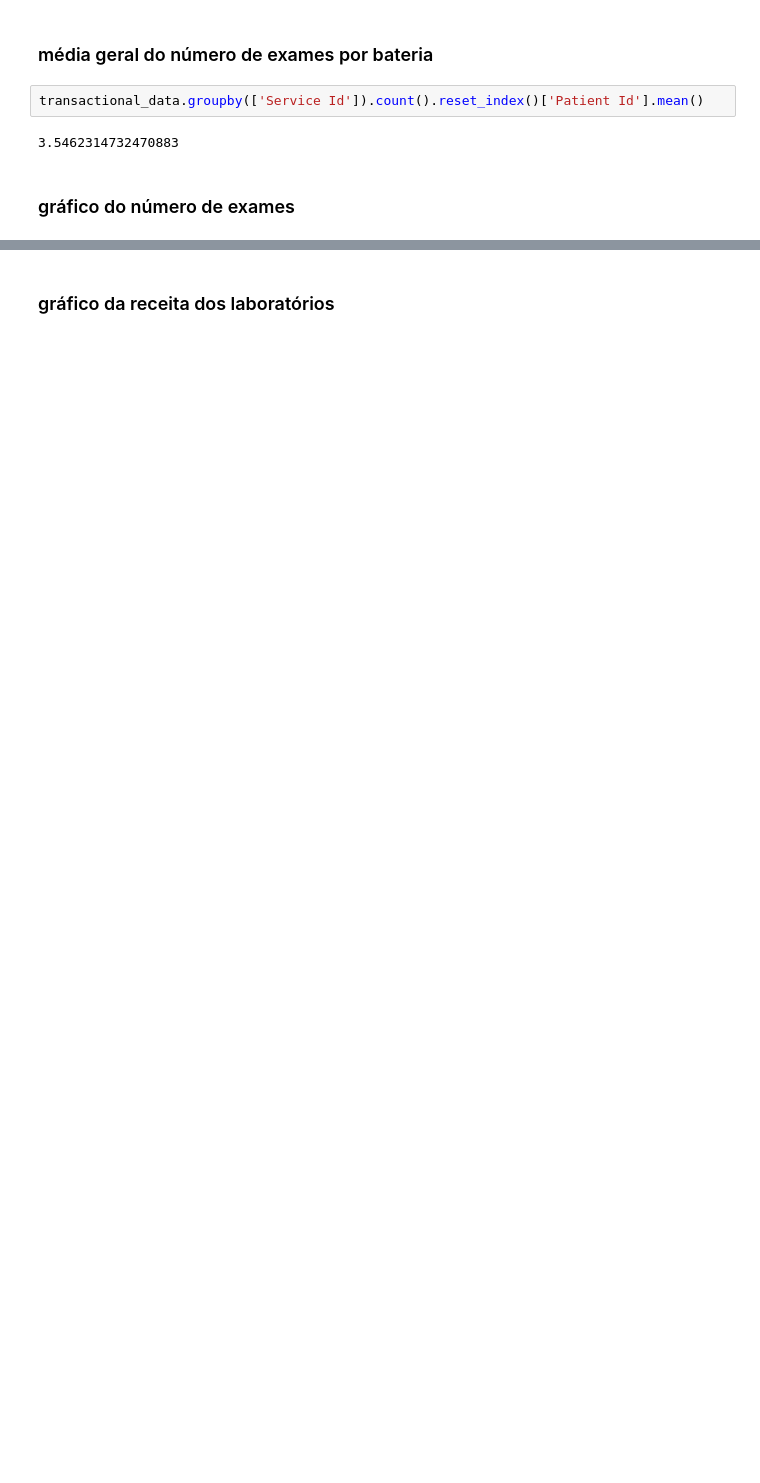
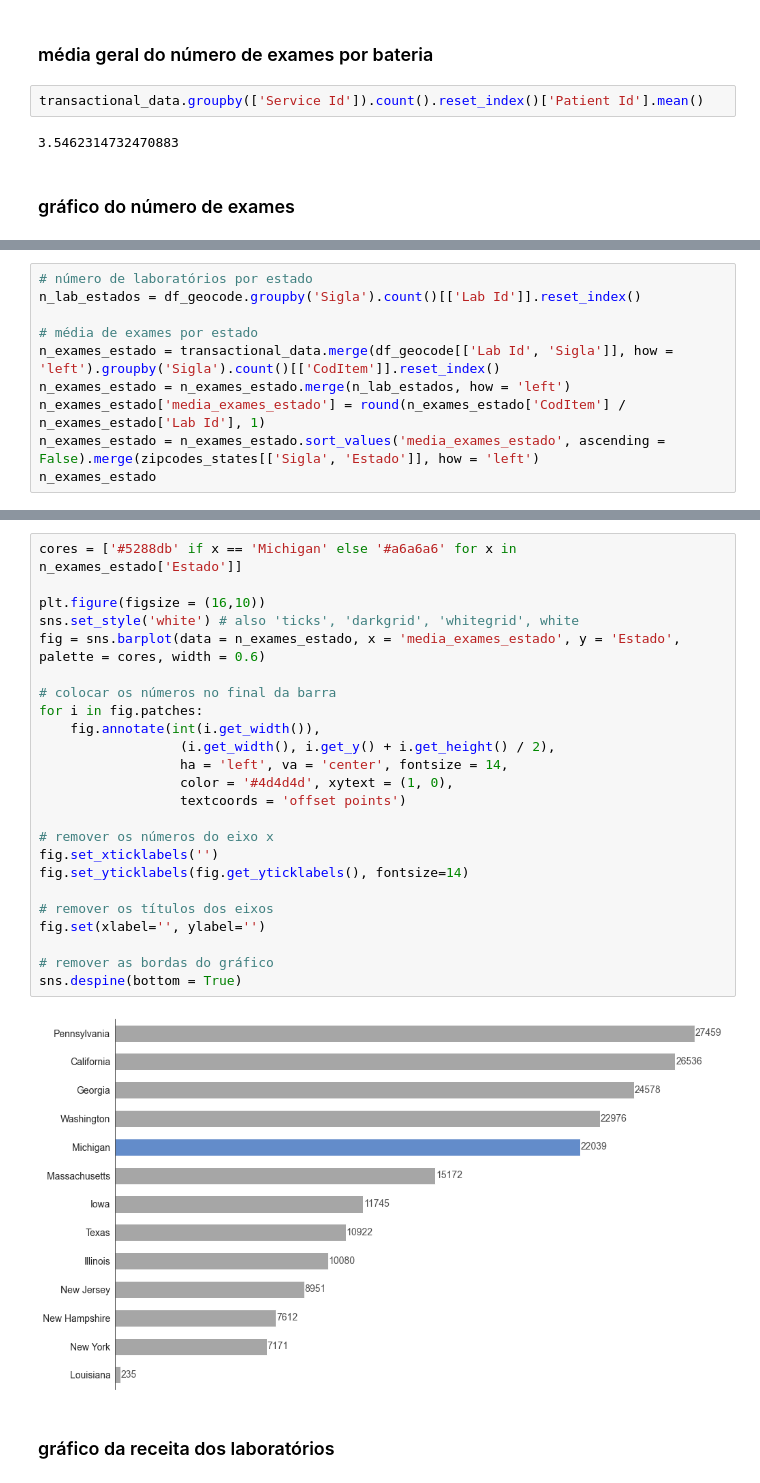
Before and after one commit to leticiafaria7/case-elogroup, a Jupyter notebook: 3_graficos-complementares.ipynb, the cells around one changed output, grey strips where cells are left out. Saved outputs shown, nothing was run; the diff lists cells and outputs as text; blank space fills up the shorter version.

```diff
--- a/3_graficos-complementares.ipynb
+++ b/3_graficos-complementares.ipynb
@@ -223,0 +362,10 @@ transactional_data.groupby(['Service Id']).count().reset_index()['Patient Id'].m
+# %%
+# número de laboratórios por estado
+n_lab_estados = df_geocode.groupby('Sigla').count()[['Lab Id']].reset_index()
+
+# média de exames por estado
+n_exames_estado = transactional_data.merge(df_geocode[['Lab Id', 'Sigla']], how = 'left').groupby('Sigla').count()[['CodItem']].reset_index()
+n_exames_estado = n_exames_estado.merge(n_lab_estados, how = 'left')
+n_exames_estado['media_exames_estado'] = round(n_exames_estado['CodItem'] / n_exames_estado['Lab Id'], 1)
+n_exames_estado = n_exames_estado.sort_values('media_exames_estado', ascending = False).merge(zipcodes_states[['Sigla', 'Estado']], how = 'left')
+n_exames_estado
@@ -224,2 +387,28 @@ transactional_data.groupby(['Service Id']).count().reset_index()['Patient Id'].m
+# %%
+cores = ['#5288db' if x == 'Michigan' else '#a6a6a6' for x in n_exames_estado['Estado']]
+
+plt.figure(figsize = (16,10))
+sns.set_style('white') # also 'ticks', 'darkgrid', 'whitegrid', white
+fig = sns.barplot(data = n_exames_estado, x = 'media_exames_estado', y = 'Estado', palette = cores, width = 0.6)
+
+# colocar os números no final da barra
+for i in fig.patches:
+    fig.annotate(int(i.get_width()),
+                  (i.get_width(), i.get_y() + i.get_height() / 2),
+                  ha = 'left', va = 'center', fontsize = 14,
+                  color = '#4d4d4d', xytext = (1, 0),
+                  textcoords = 'offset points')
+
+# remover os números do eixo x
+fig.set_xticklabels('')
+fig.set_yticklabels(fig.get_yticklabels(), fontsize=14)
+
+# remover os títulos dos eixos
+fig.set(xlabel='', ylabel='')
+
+# remover as bordas do gráfico
+sns.despine(bottom = True)
+# %% [output]
+[figure, added]
 # %% [markdown]
 ### gráfico da receita dos laboratórios
```
Also changed, not shown: parts of 20 cells of this notebook, 1 other file.
